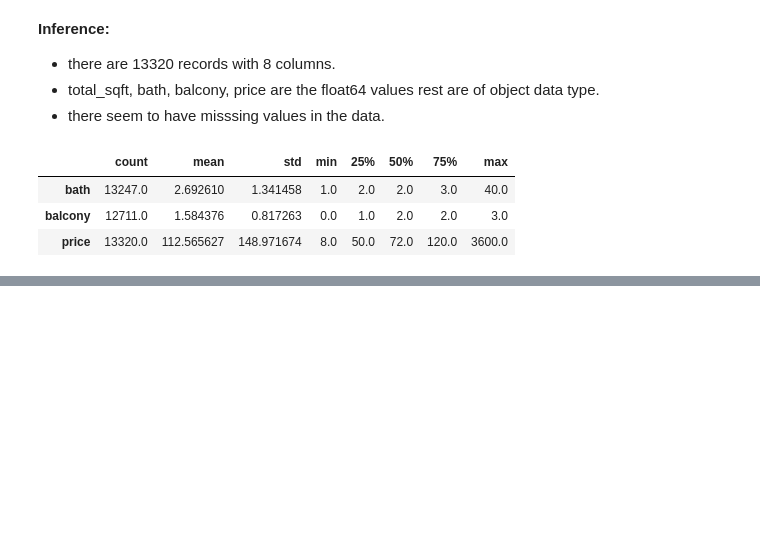
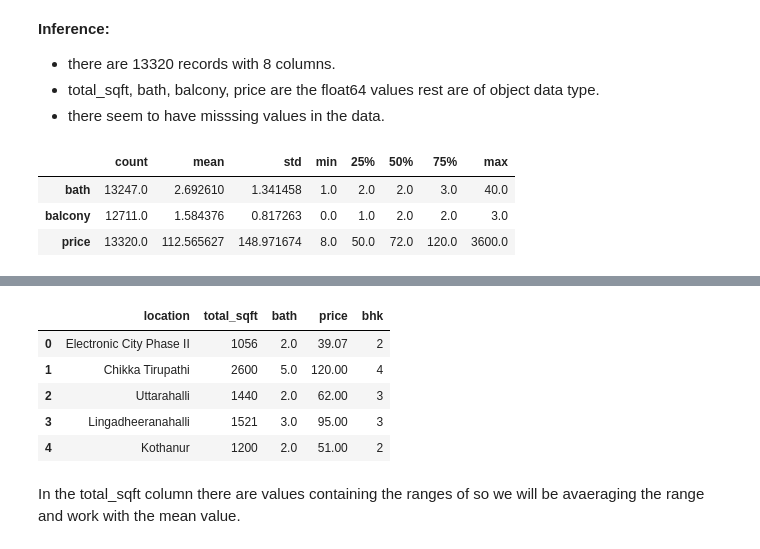
Before and after one commit to PranjalDhamane/Real-Estate-Price-Prediction, a Jupyter notebook: Python/Data_Cleaning_Preprocessing.ipynb, the cells around one changed output, grey strips where cells are left out. Cells and saved outputs as stored; diff of their text form; code cells hidden in the pictures; blank space fills up the shorter version.

```diff
--- a/Python/Data_Cleaning_Preprocessing.ipynb
+++ b/Python/Data_Cleaning_Preprocessing.ipynb
@@ -79,0 +148,15 @@ df.describe().T
+# %%
+# creating new column with just the number of bedrooms and adding it in the dataset
+df['bhk'] = df['size'].apply(lambda x:int(x.split(' ')[0]))
+# droping the orignal size column
+df = df.drop(['size'],axis = 1)
+df.head()
+# %% [output]
+|  | location | total_sqft | bath | price | bhk |
+| 0 | Electronic City Phase II | 1056 | 2.0 | 39.07 | 2 |
+| 1 | Chikka Tirupathi | 2600 | 5.0 | 120.00 | 4 |
+| 2 | Uttarahalli | 1440 | 2.0 | 62.00 | 3 |
+| 3 | Lingadheeranahalli | 1521 | 3.0 | 95.00 | 3 |
+| 4 | Kothanur | 1200 | 2.0 | 51.00 | 2 |
+# %% [markdown]
+In the total_sqft column there are values containing the ranges of so we will be avaeraging the range and work with the mean value.
```
Also changed, not shown: parts of 27 cells of this notebook.
